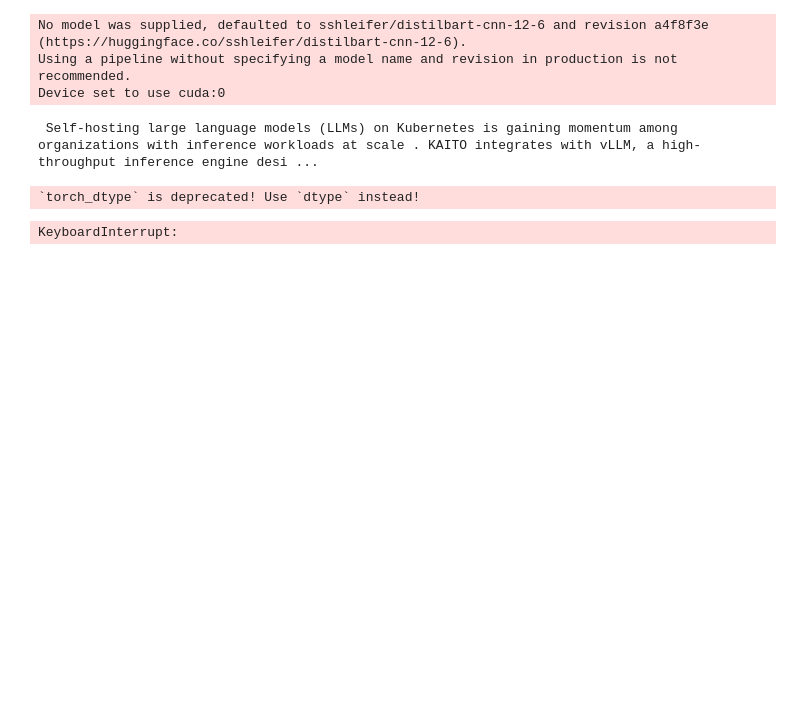
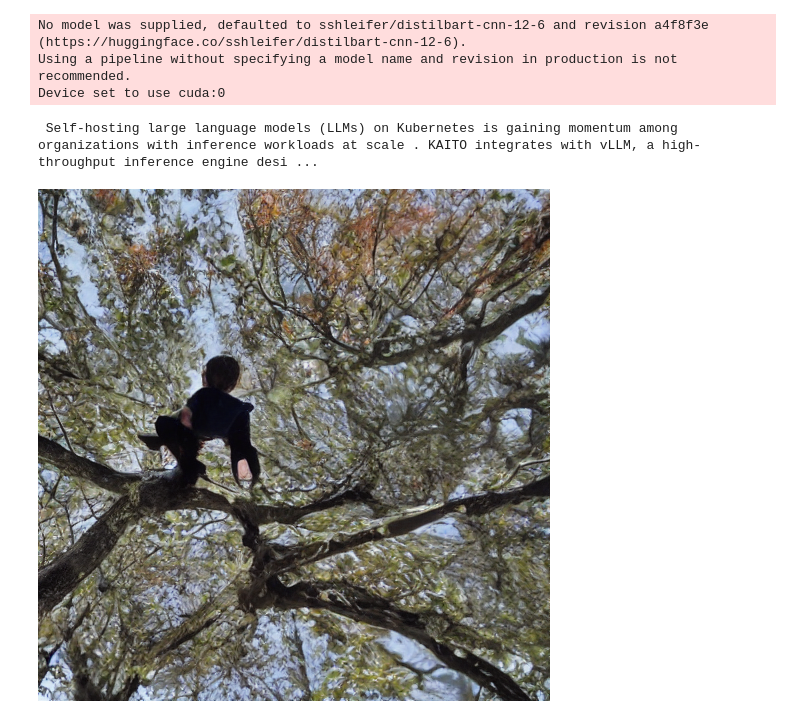
Before and after one commit to JibbyGeorge-DB/HuggingFace, a Jupyter notebook: HuggingFace_Pipelines.ipynb, the cells around one changed output. Drawn from its saved outputs; the diff is of its cells as text; code cells hidden in the pictures; blank space fills up the shorter version.

```diff
--- a/HuggingFace_Pipelines.ipynb
+++ b/HuggingFace_Pipelines.ipynb
@@ -98,30 +101,31 @@ Device set to use cuda:0
 # %%
 #Image Generation
 # In PyTorch and the Hugging Face diffusers/transformers libraries, torch_dtype=torch.float16 tells the computer how much precision (and memory)
 # to use when storing the "weights" of the AI model.
 
 # use_safetensors=True tells the library to load the model using a secure, modern file format (.safetensors)
 # instead of the traditional, risky PyTorch format (.bin or .pt).
 
 from diffusers import StableDiffusionPipeline
 import torch
 
 pipe = StableDiffusionPipeline.from_pretrained(
     "stable-diffusion-v1-5/stable-diffusion-v1-5",
-    torch_dtype=torch.float16,
+    torch_dtype=torch.float16, # Corrected back to torch_dtype
     use_safetensors=True,
 )
+
+pipe.to("cuda") # Explicitly move the pipeline to GPU
 
 prompt = "a photo of a boy climbing the tree"
 
 #Generate the image
 image = pipe(
     prompt=prompt,
-    num_inference_step=4,
+    num_inference_steps=4,
     guidance_scale=0.0
 ).images[0]
 
 display(image)
 # %% [output]
-`torch_dtype` is deprecated! Use `dtype` instead!
-KeyboardInterrupt:
+[figure, added]
```
Also changed, not shown: parts of 2 cells of this notebook.
